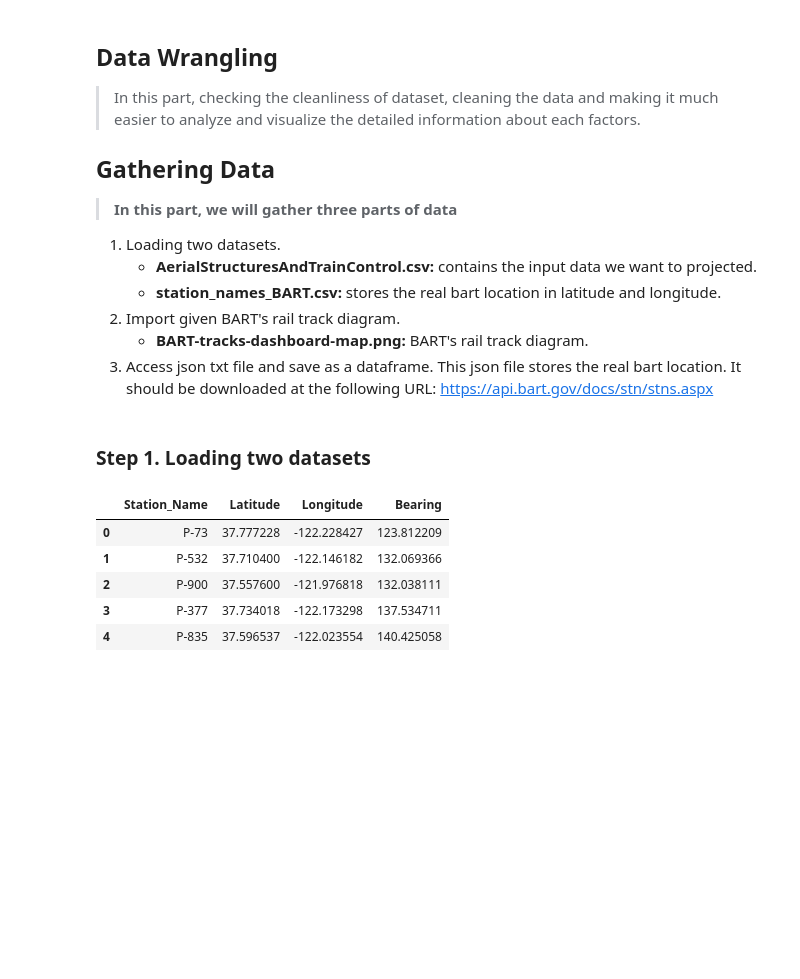
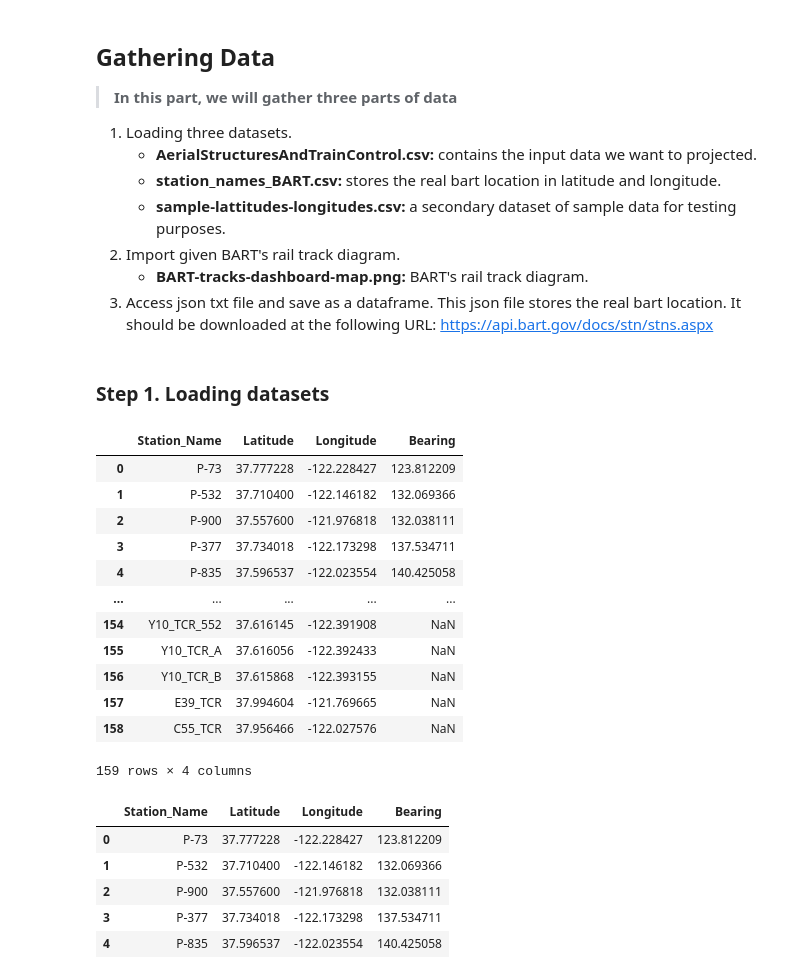
Before and after one commit to turpag/Bart_MGS, a Jupyter notebook: Data/Bart_proj_algo_export_data.ipynb, the cells around one changed output. Saved outputs shown, nothing was run; the diff lists cells and outputs as text; code cells hidden in the pictures; blank space fills up the shorter version.

```diff
--- a/Data/Bart_proj_algo_export_data.ipynb
+++ b/Data/Bart_proj_algo_export_data.ipynb
@@ -42,19 +36,15 @@ import mplcursors
 %matplotlib inline
 %matplotlib nbagg
 # %% [markdown]
-<a id='wrangling'></a>
-## Data Wrangling
-
-> In this part, checking the cleanliness of dataset, cleaning the data and making it much easier to analyze and visualize the detailed information about each factors.
-
 <a id='gather'></a>
 ## Gathering Data
 > <b>In this part, we will gather three parts of data</b>
 <ol>
-    <li>Loading two datasets.
+    <li>Loading three datasets.
         <ul>
             <li><b>AerialStructuresAndTrainControl.csv:</b> contains the input data we want to projected. </li>
             <li><b>station_names_BART.csv:</b> stores the real bart location in latitude and longitude. </li>
+            <li><b>sample-lattitudes-longitudes.csv:</b> a secondary dataset of sample data for testing purposes. </li>
         </ul>
     <li>Import given BART's rail track diagram.
         <ul>
@@ -63,7 +53,24 @@ import mplcursors
     <li>Access json txt file and save as a dataframe. This json file stores the real bart location. It should be downloaded at the following URL: <a href="https://api.bart.gov/docs/stn/stns.aspx">https://api.bart.gov/docs/stn/stns.aspx</a></li>
 </ol>
 # %% [markdown]
-### <b>Step 1. Loading two datasets</b>
+### <b>Step 1. Loading datasets</b>
+# %%
+#particular location, not station, but some other location. ANything with P- can be ignored. Not a moving train
+real_df
+# %% [output]
+|  | Station_Name | Latitude | Longitude | Bearing |
+| 0 | P-73 | 37.777228 | -122.228427 | 123.812209 |
+| 1 | P-532 | 37.710400 | -122.146182 | 132.069366 |
+| 2 | P-900 | 37.557600 | -121.976818 | 132.038111 |
+| 3 | P-377 | 37.734018 | -122.173298 | 137.534711 |
+| 4 | P-835 | 37.596537 | -122.023554 | 140.425058 |
+| ... | ... | ... | ... | ... |
+| 154 | Y10_TCR_552 | 37.616145 | -122.391908 | NaN |
+| 155 | Y10_TCR_A | 37.616056 | -122.392433 | NaN |
+| 156 | Y10_TCR_B | 37.615868 | -122.393155 | NaN |
+| 157 | E39_TCR | 37.994604 | -121.769665 | NaN |
+| 158 | C55_TCR | 37.956466 | -122.027576 | NaN |
+159 rows × 4 columns
 # %%
 #load the data
 real_df = pd.read_csv('AerialStructuresAndTrainControl.csv')
```
Also changed, not shown: parts of 18 cells of this notebook, 2 other files.
